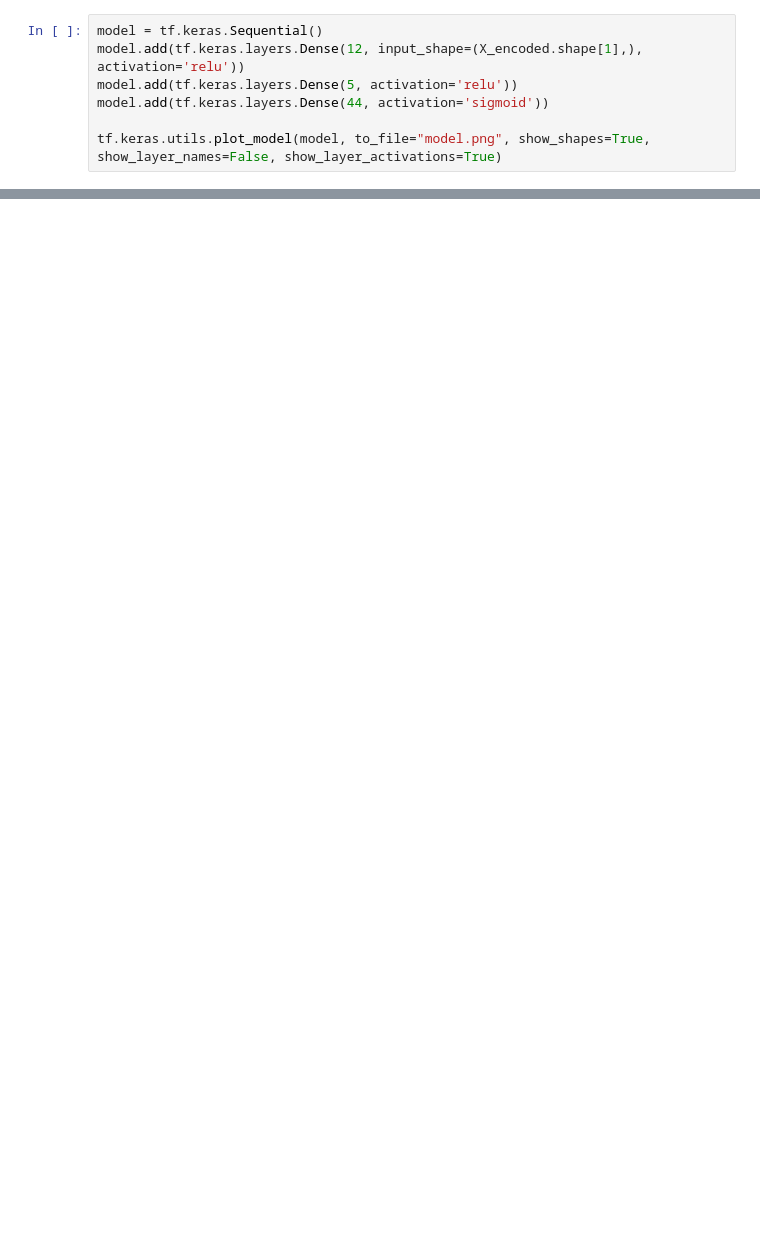
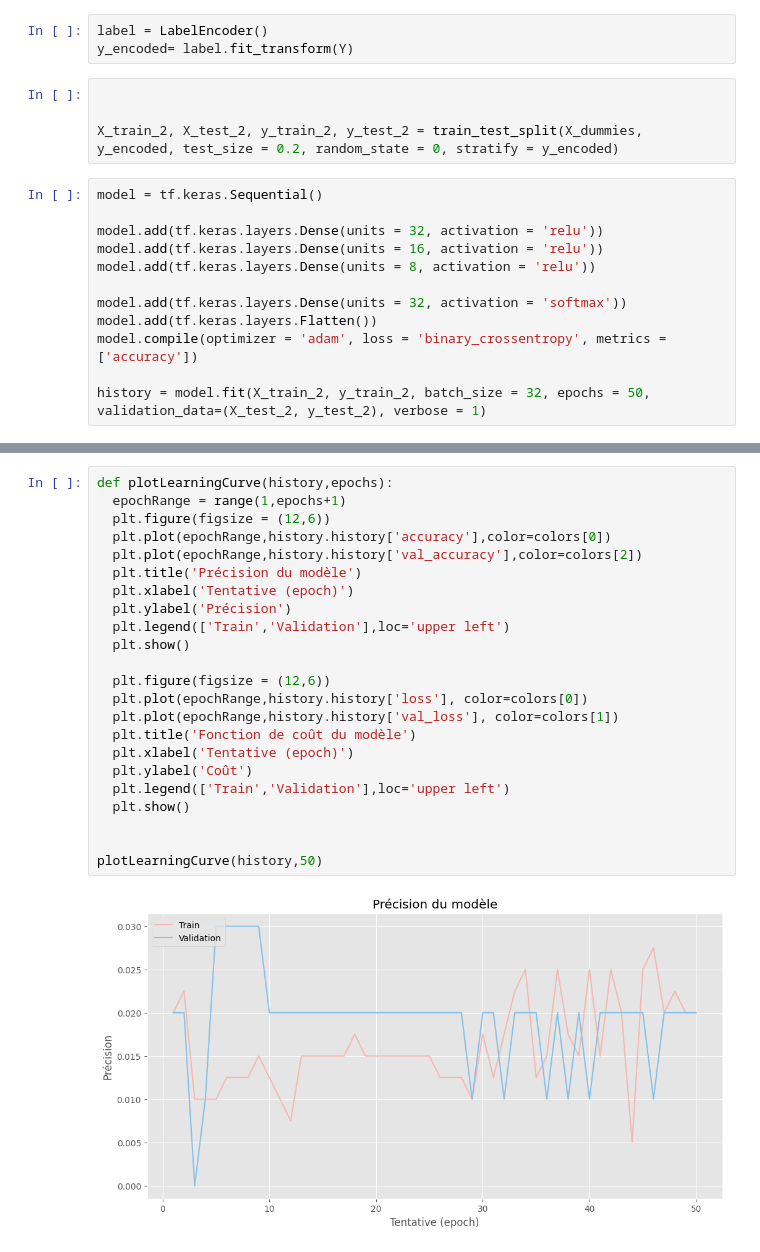
Before and after one commit to Quentin-bp/Ynov_B3_Data_BookStoryTelling, a Jupyter notebook: Python/MachineLearning.ipynb, the cells around one changed output, grey strips where cells are left out. Cells and saved outputs as stored; diff of their text form; blank space fills up the shorter version.

```diff
--- a/Python/MachineLearning.ipynb
+++ b/Python/MachineLearning.ipynb
@@ -75,8 +123,20 @@ Y_test = df_test.loc[:, 'Livre_Prefere']
+# %%
+label = LabelEncoder()
+y_encoded= label.fit_transform(Y)
+# %%
+
+
+X_train_2, X_test_2, y_train_2, y_test_2 = train_test_split(X_dummies, y_encoded, test_size = 0.2, random_state = 0, stratify = y_encoded)
 # %%
 model = tf.keras.Sequential()
-model.add(tf.keras.layers.Dense(12, input_shape=(X_encoded.shape[1],), activation='relu'))
-model.add(tf.keras.layers.Dense(5, activation='relu'))
-model.add(tf.keras.layers.Dense(44, activation='sigmoid'))
 
-tf.keras.utils.plot_model(model, to_file="model.png", show_shapes=True, show_layer_names=False, show_layer_activations=True)
+model.add(tf.keras.layers.Dense(units = 32, activation = 'relu'))
+model.add(tf.keras.layers.Dense(units = 16, activation = 'relu'))
+model.add(tf.keras.layers.Dense(units = 8, activation = 'relu'))
+
+model.add(tf.keras.layers.Dense(units = 32, activation = 'softmax'))
+model.add(tf.keras.layers.Flatten())
+model.compile(optimizer = 'adam', loss = 'binary_crossentropy', metrics = ['accuracy'])
+
+history = model.fit(X_train_2, y_train_2, batch_size = 32, epochs = 50, validation_data=(X_test_2, y_test_2), verbose = 1)
 # %% [output]
@@ -83,0 +160,25 @@ You must install pydot (`pip install pydot`) and install graphviz (see instructi
+# %%
+def plotLearningCurve(history,epochs):
+  epochRange = range(1,epochs+1)
+  plt.figure(figsize = (12,6))
+  plt.plot(epochRange,history.history['accuracy'],color=colors[0])
+  plt.plot(epochRange,history.history['val_accuracy'],color=colors[2])
+  plt.title('Précision du modèle')
+  plt.xlabel('Tentative (epoch)')
+  plt.ylabel('Précision')
+  plt.legend(['Train','Validation'],loc='upper left')
+  plt.show()
+
+  plt.figure(figsize = (12,6))
+  plt.plot(epochRange,history.history['loss'], color=colors[0])
+  plt.plot(epochRange,history.history['val_loss'], color=colors[1])
+  plt.title('Fonction de coût du modèle')
+  plt.xlabel('Tentative (epoch)')
+  plt.ylabel('Coût')
+  plt.legend(['Train','Validation'],loc='upper left')
+  plt.show()
+
+
+plotLearningCurve(history,50)
+# %% [output]
+[figure, added]
```
Also changed, not shown: parts of 21 cells of this notebook, 44 other files.
